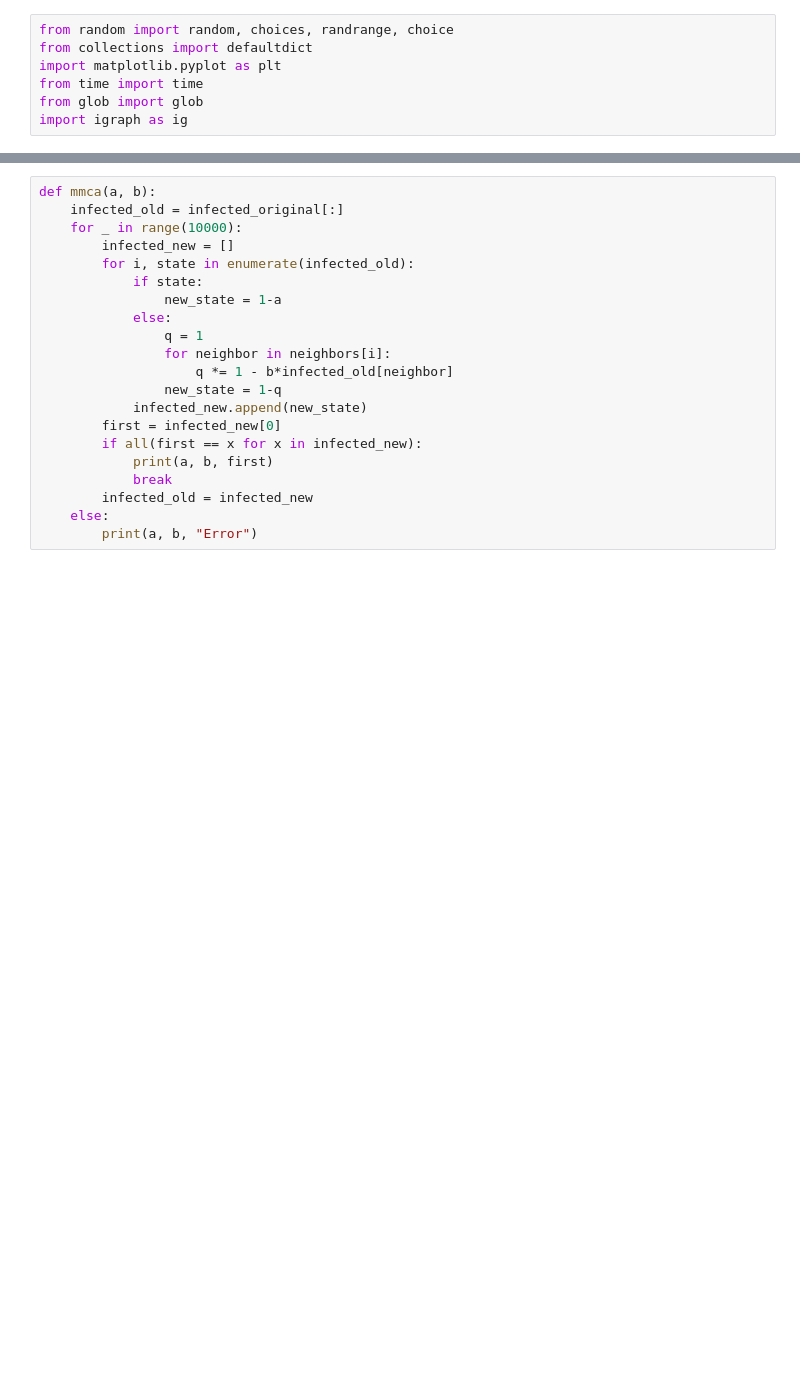
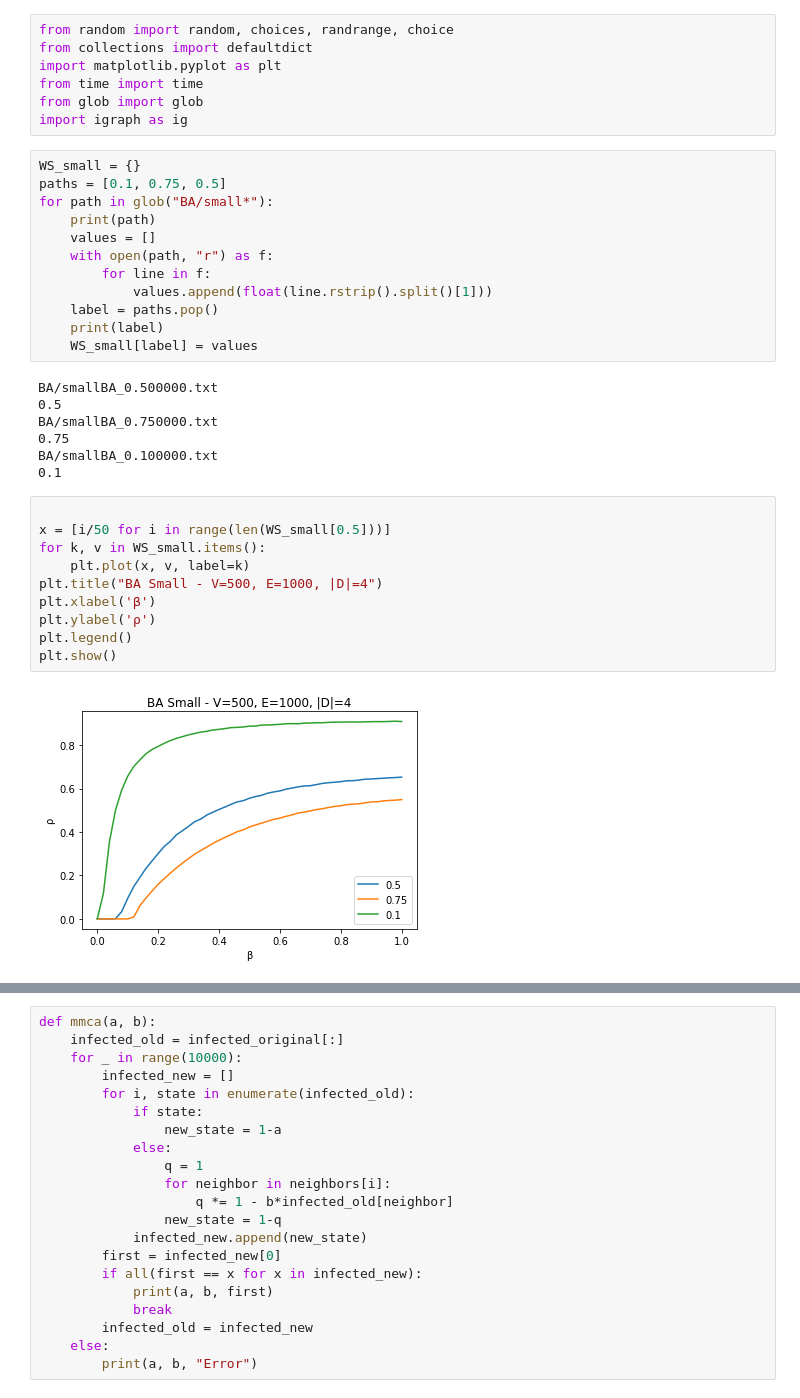
Before and after one commit to baton96/Complex-Networks, a Jupyter notebook: A4/plotting.ipynb, the cells around one changed output, grey strips where cells are left out. Drawn from its saved outputs; the diff is of its cells as text; blank space fills up the shorter version.

Commit message:
Plotting for different sizes of a.

```diff
--- a/A4/plotting.ipynb
+++ b/A4/plotting.ipynb
@@ -5,3 +5,34 @@ import matplotlib.pyplot as plt
 from time import time
 from glob import glob
 import igraph as ig
+# %%
+WS_small = {}
+paths = [0.1, 0.75, 0.5]
+for path in glob("BA/small*"):
+    print(path)
+    values = []
+    with open(path, "r") as f:
+        for line in f:
+            values.append(float(line.rstrip().split()[1]))
+    label = paths.pop()
+    print(label)
+    WS_small[label] = values
+# %% [output]
+BA/smallBA_0.500000.txt
+0.5
+BA/smallBA_0.750000.txt
+0.75
+BA/smallBA_0.100000.txt
+0.1
+# %%
+
+x = [i/50 for i in range(len(WS_small[0.5]))]
+for k, v in WS_small.items():
+    plt.plot(x, v, label=k)
+plt.title("BA Small - V=500, E=1000, |D|=4")
+plt.xlabel('β')
+plt.ylabel('ρ')
+plt.legend()
+plt.show()
+# %% [output]
+[figure, added]
```
Also changed, not shown: parts of 11 cells of this notebook.
